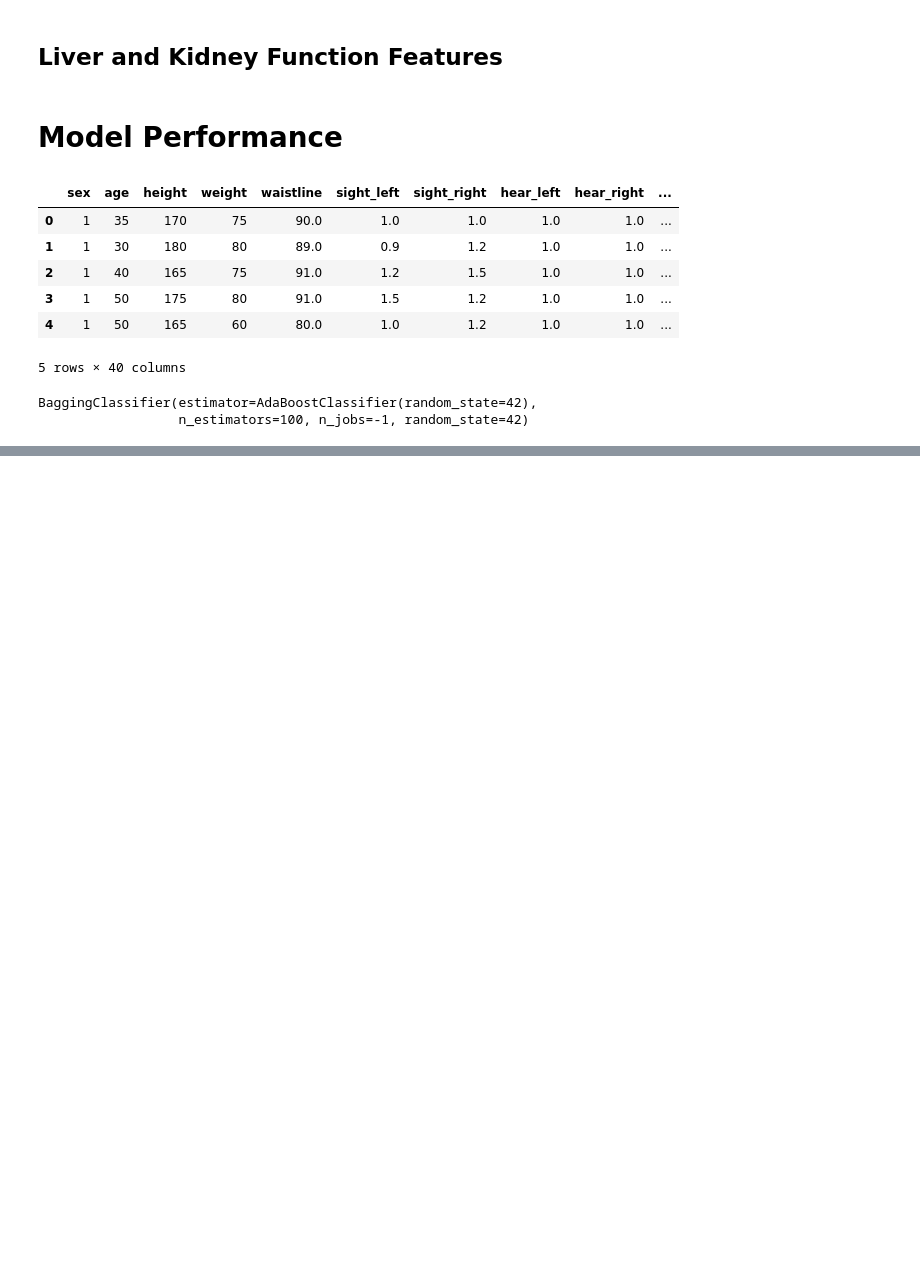
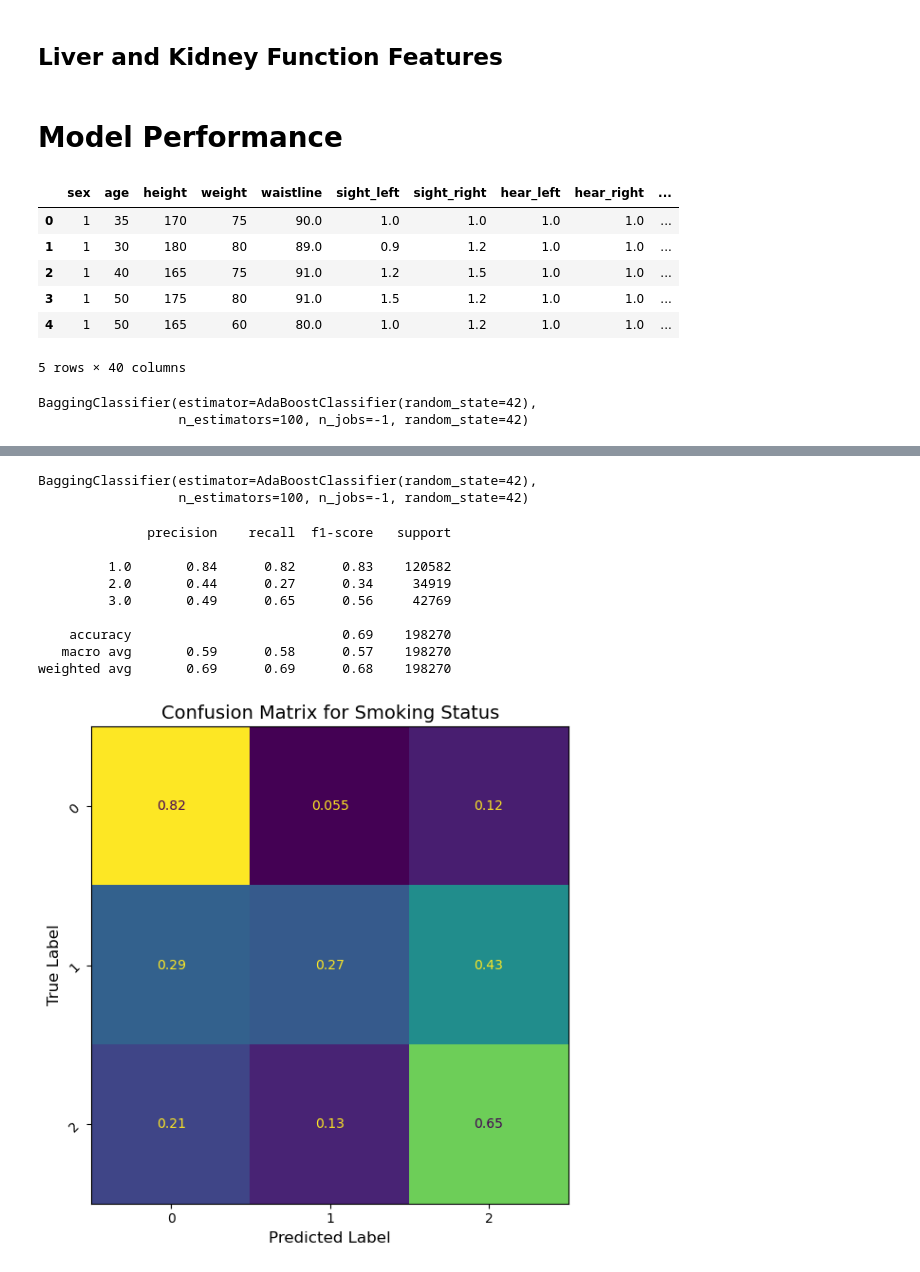
Before and after one commit to marcodeano/ML_project_2025, a Jupyter notebook: bagging_ensemble.ipynb, the cells around one changed output, grey strips where cells are left out. Drawn from its saved outputs; the diff is of its cells as text; code cells hidden in the pictures; blank space fills up the shorter version.

Commit message:
more bagging

```diff
--- a/bagging_ensemble.ipynb
+++ b/bagging_ensemble.ipynb
@@ -151,6 +151,7 @@ X_with_drink = X.copy()
 X_with_drink['DRK_YN'] = y_drink
 # %%
 X_train_drink, X_test_drink, y_train_drink, y_test_drink = train_test_split(X, y_drink, test_size=0.2, random_state=42)
+X_train_smoke, X_test_smoke, y_train_smoke, y_test_smoke = train_test_split(X, y_smoke, test_size=0.2, random_state=42)
 # %%
 pipeline = Pipeline([
     ('scaler', StandardScaler()),
@@ -194 +217,22 @@ plot_confusion_matrix(y_test_drink, y_pred, 'Confusion Matrix for Drinking Statu
 [figure]
+# %%
+be_ab.fit(X_train_smoke, y_train_smoke)
+# %% [output]
+BaggingClassifier(estimator=AdaBoostClassifier(random_state=42),
+                  n_estimators=100, n_jobs=-1, random_state=42)
+# %%
+y_pred = be_ab.predict(X_test_smoke)
+
+print(classification_report(y_test_smoke, y_pred))
+plot_confusion_matrix(y_test_smoke, y_pred, 'Confusion Matrix for Smoking Status')
+# %% [output]
+              precision    recall  f1-score   support
+
+         1.0       0.84      0.82      0.83    120582
+         2.0       0.44      0.27      0.34     34919
+         3.0       0.49      0.65      0.56     42769
+
+    accuracy                           0.69    198270
+   macro avg       0.59      0.58      0.57    198270
+weighted avg       0.69      0.69      0.68    198270
+[figure, added]
```
Also changed, not shown: parts of 6 cells of this notebook.
